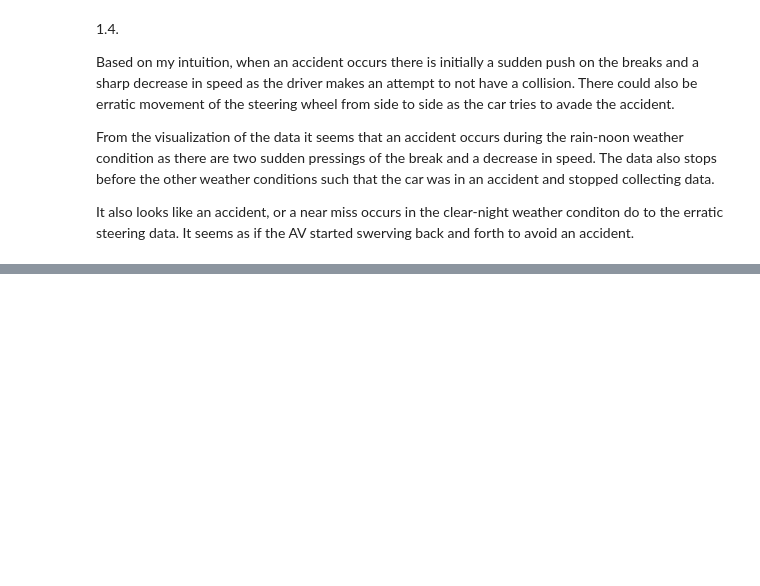
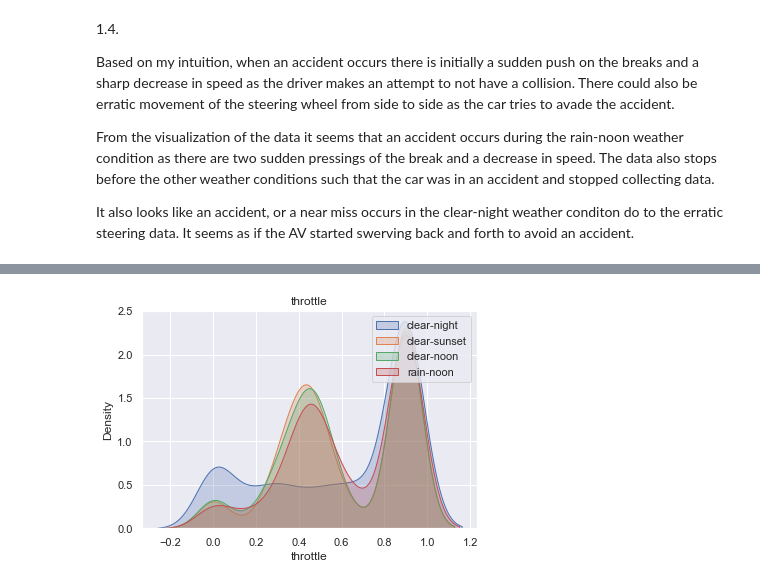
Before and after one commit to seanseungbeomlee/ECE-471-MP1-AV-Analysis, a Jupyter notebook: MP1_Task1.ipynb, the cells around one changed output, grey strips where cells are left out. Drawn from its saved outputs; the diff is of its cells as text; code cells hidden in the pictures; blank space fills up the shorter version.

```diff
--- a/MP1_Task1.ipynb
+++ b/MP1_Task1.ipynb
@@ -215,0 +279,4 @@ It also looks like an accident, or a near miss occurs in the clear-night weather
+# %%
+get_density_plot('throttle', ctl=True)
+# %% [output]
+[figure, added]
```
Also changed, not shown: parts of 16 cells of this notebook.
